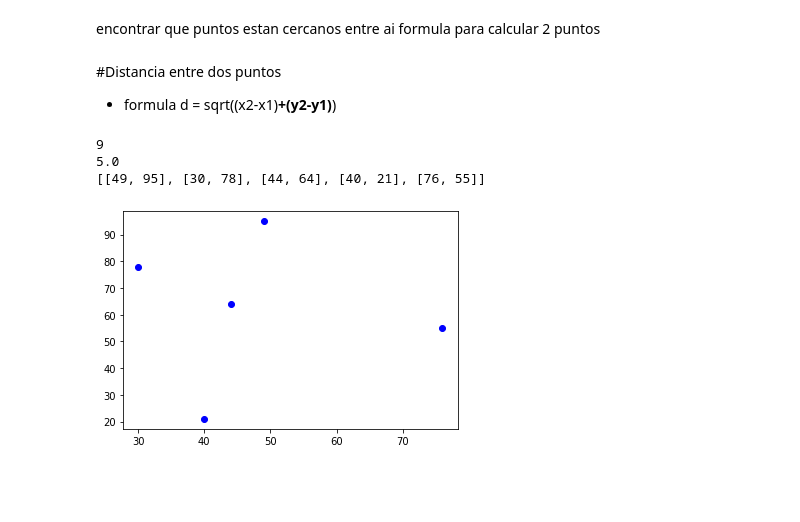
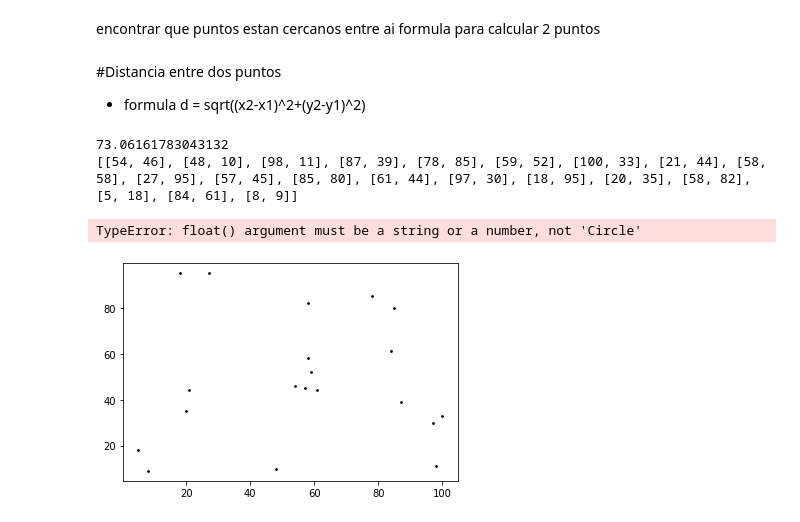
Before and after one commit to AdrianDali/diseno_analisis_de_algoritmos, a Jupyter notebook: Untitled5.ipynb, the cells around one changed output. Cells and saved outputs as stored; diff of their text form; code cells hidden in the pictures; blank space fills up the shorter version.

```diff
--- a/Untitled5.ipynb
+++ b/Untitled5.ipynb
@@ -70,27 +70,54 @@ encontrar que puntos estan cercanos entre ai formula para calcular 2 puntos
 # %% [markdown]
 #Distancia entre dos puntos
 
-- formula d = sqrt((x2-x1)**+(y2-y1)**)
+- formula d = sqrt((x2-x1)^2+(y2-y1)^2)
 # %%
 from matplotlib import pyplot as plt
 import random
 import math
 
-def funcion_distancia_dos_puntos( x1, x2,  y1, y2):
-    print(pow((x2-x1),2 ))
-    resultado = math.sqrt((pow(((x2-x1)),2))+(pow(((y2-y1)),2)))
-    return resultado
+# def funcion_distancia_dos_puntos( x1, x2,  y1, y2):
+#   print(pow((x2-x1),2 ))
+#  resultado = math.sqrt((pow(((x2-x1)),2))+(pow(((y2-y1)),2)))
+# return resultado
 
-pares = []
-print(funcion_distancia_dos_puntos(1,4,7,3))
-for i in range(5):
-    pares.append( [ random.randint(1,100) , random.randint(1,100) ] )
-print(pares)
 
-for par in pares:
-    plt.plot( par[0],par[1] , "bo" )
+def distancia(p1, p2):  # pare p1=[100, 34] p2=[27, 37]
+    dis = math.sqrt((pow(((p2[0]-p1[0])), 2))+(pow(((p2[1]-p1[1])), 2)))
+    return dis
+
+
+if __name__ == "__main__":
+    pares = []
+    print(distancia([100, 34], [27, 37]))
+    #draw_circle = plt.Circle((0.5, 0.5), 0.3,fill=False)
+
+    for i in range(20):
+        pares.append([random.randint(1, 100), random.randint(1, 100)])
+    print(pares)
+
+
+    for par in pares:
+        plt.scatter(par[0], par[1], s=3, c="k")
+
+
+    menor = 99999
+    d = 0
+    par_menor = []
+    for i in range(len(pares)):
+        for j in range(len(pares)):
+            d = distancia(pares[i], pares[j])
+            if d < menor and d != 0.0:
+                menor = d
+                par_menor.clear()
+                par_menor.append(pares[i])
+                par_menor.append(pares[j])
+                draw_circle = plt.Circle((pares[i],pares[j]),0.3,fill=False)
+                plt.plot(draw_circle)
+    print(menor)
+    print(par_menor[0], par_menor[1])
 # %% [output]
-9
-5.0
-[[49, 95], [30, 78], [44, 64], [40, 21], [76, 55]]
+73.06161783043132
+[[54, 46], [48, 10], [98, 11], [87, 39], [78, 85], [59, 52], [100, 33], [21, 44], [58, 58], [27, 95], [57, 45], [85, 80], [61, 44], [97, 30], [18, 95], [20, 35], [58, 82], [5, 18], [84, 61], [8, 9]]
+TypeError: float() argument must be a string or a number, not 'Circle'
-[figure, old version]
+[figure, new version]
```
Also changed, not shown: 4 other files.
